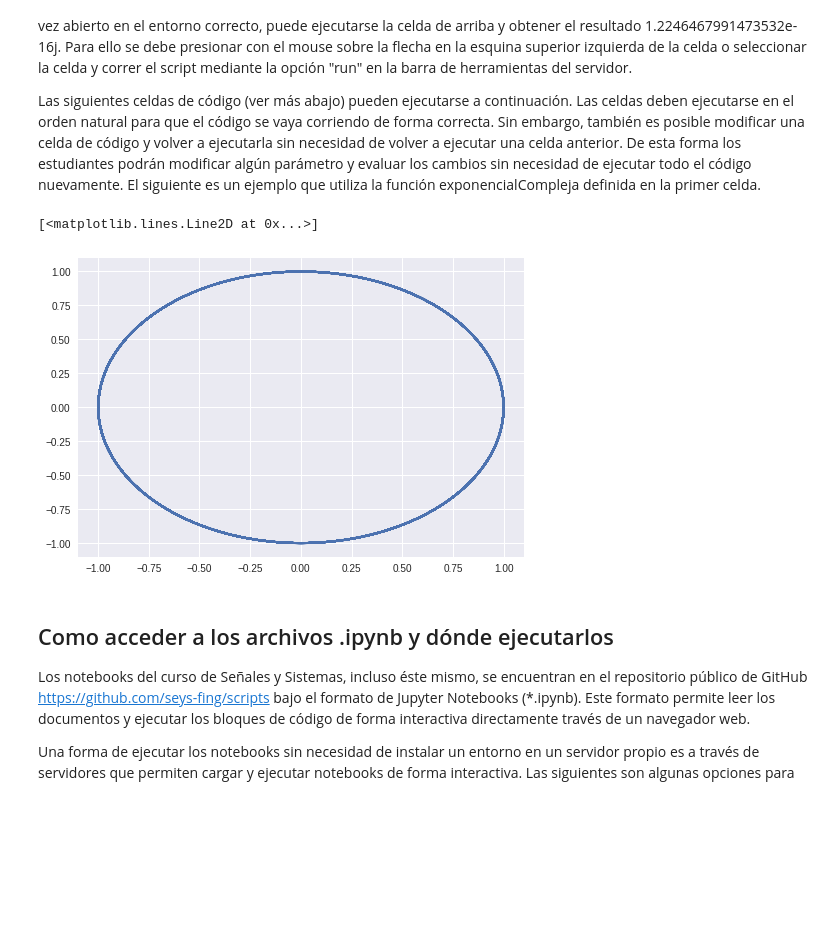
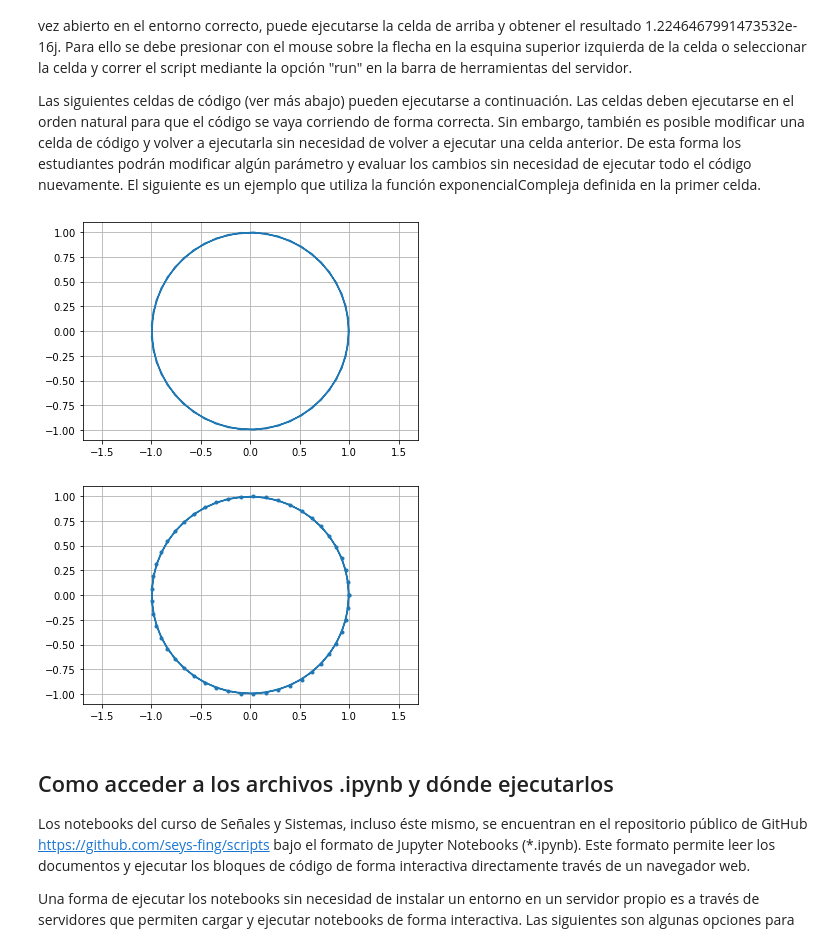
Before and after one commit to seys-fing/scripts, a Jupyter notebook: seys_00_Ejecutar_Primero.ipynb, the cells around one changed output. Drawn from its saved outputs; the diff is of its cells as text; code cells hidden in the pictures; blank space fills up the shorter version.

```diff
--- a/seys_00_Ejecutar_Primero.ipynb
+++ b/seys_00_Ejecutar_Primero.ipynb
@@ -38,14 +38,23 @@ Las siguientes celdas de código (ver más abajo) pueden ejecutarse a continuaci
 # %%
 # =============================================================================
 # Graficar un círculo de radio 1
 # =============================================================================
-a = 1.j*np.pi
-t = np.linspace(-100, 100, 5000)
-z = exponencialCompleja( t, a )
-plt.plot( np.real(z), np.imag(z) )
+a = 1.j * np.pi
+t = np.linspace(-100, 100, 50)
+z = exponencialCompleja(t, a)
+plt.plot(np.real(z), np.imag(z))
+plt.axis('equal')
+plt.grid('on')
 # %% [output]
-[<matplotlib.lines.Line2D at 0x...>]
-[figure, old version]
+[figure, new version]
+# %%
+#  Atención: recuerden que estamos graficando un conjunto de puntos y uniendolos
+#  con líneas.
+plt.plot( np.real(z), np.imag(z), '.-' )
+plt.axis('equal')
+plt.grid('on')
+# %% [output]
+[figure, added]
 # %% [markdown]
 
 
```
Also changed, not shown: 5 other files.
